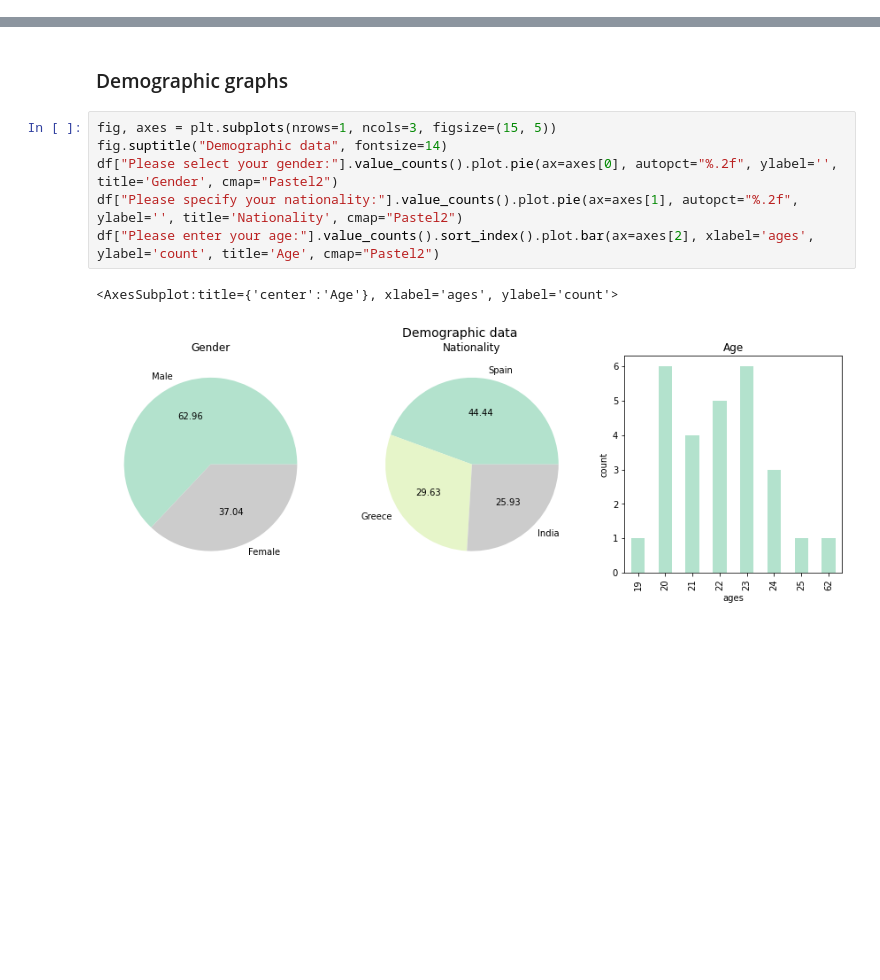
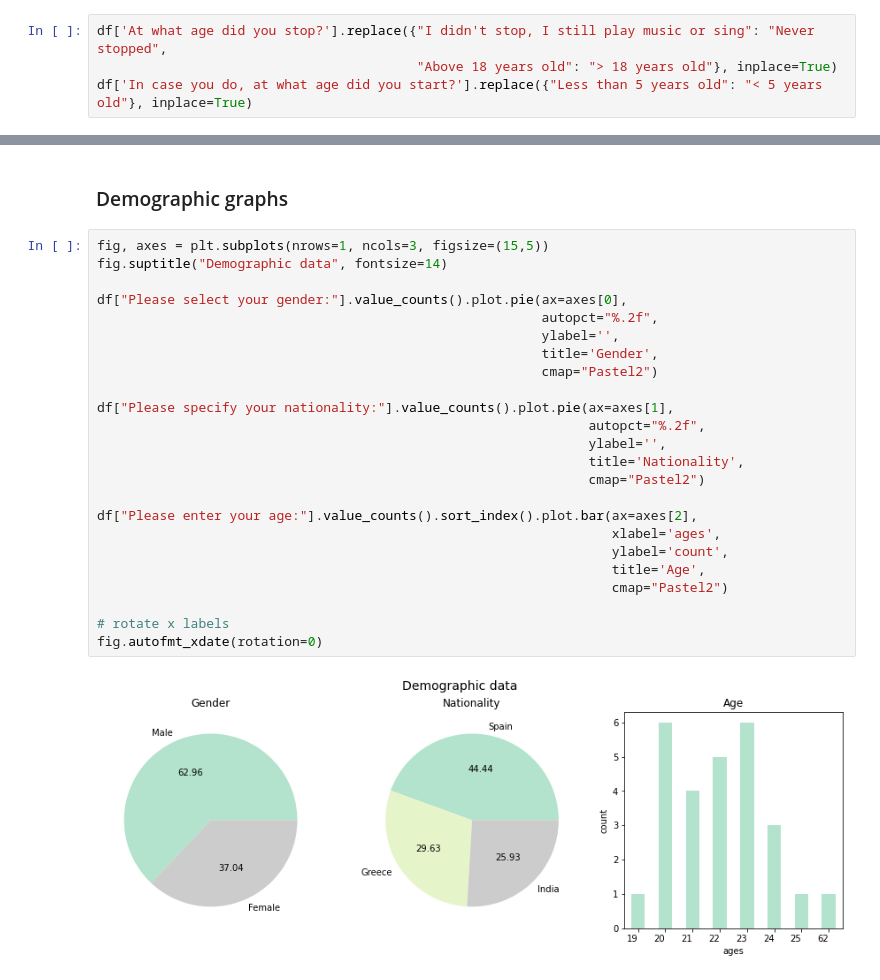
Before and after one commit to chrispla/early-musical-memories, a Jupyter notebook: vis.ipynb, the cells around one changed output, grey strips where cells are left out. Cells and saved outputs as stored; diff of their text form; blank space fills up the shorter version.

Commit message:
music experience graphs

```diff
--- a/vis.ipynb
+++ b/vis.ipynb
@@ -11,3 +13,7 @@ df = pd.read_csv('responses.csv')
+# %%
+df['At what age did you stop?'].replace({"I didn't stop, I still play music or sing": "Never stopped",
+                                         "Above 18 years old": "> 18 years old"}, inplace=True)
+df['In case you do, at what age did you start?'].replace({"Less than 5 years old": "< 5 years old"}, inplace=True)
 # %%
 print(df.columns)
 # %% [output]
@@ -31,11 +37,28 @@ Index(['Timestamp', 'Please select your gender:', 'Please enter your age:',
 # %% [markdown]
 ### Demographic graphs
 # %%
-fig, axes = plt.subplots(nrows=1, ncols=3, figsize=(15, 5))
+fig, axes = plt.subplots(nrows=1, ncols=3, figsize=(15,5))
 fig.suptitle("Demographic data", fontsize=14)
-df["Please select your gender:"].value_counts().plot.pie(ax=axes[0], autopct="%.2f", ylabel='', title='Gender', cmap="Pastel2")
-df["Please specify your nationality:"].value_counts().plot.pie(ax=axes[1], autopct="%.2f", ylabel='', title='Nationality', cmap="Pastel2")
-df["Please enter your age:"].value_counts().sort_index().plot.bar(ax=axes[2], xlabel='ages', ylabel='count', title='Age', cmap="Pastel2")
+
+df["Please select your gender:"].value_counts().plot.pie(ax=axes[0],
+                                                         autopct="%.2f",
+                                                         ylabel='',
+                                                         title='Gender',
+                                                         cmap="Pastel2")
+
+df["Please specify your nationality:"].value_counts().plot.pie(ax=axes[1],
+                                                               autopct="%.2f",
+                                                               ylabel='',
+                                                               title='Nationality',
+                                                               cmap="Pastel2")
+
+df["Please enter your age:"].value_counts().sort_index().plot.bar(ax=axes[2],
+                                                                  xlabel='ages',
+                                                                  ylabel='count',
+                                                                  title='Age',
+                                                                  cmap="Pastel2")
+
+# rotate x labels
+fig.autofmt_xdate(rotation=0)
 # %% [output]
-<AxesSubplot:title={'center':'Age'}, xlabel='ages', ylabel='count'>
-[figure, old version]
+[figure, new version]
```
Also changed, not shown: parts of 4 cells of this notebook.
